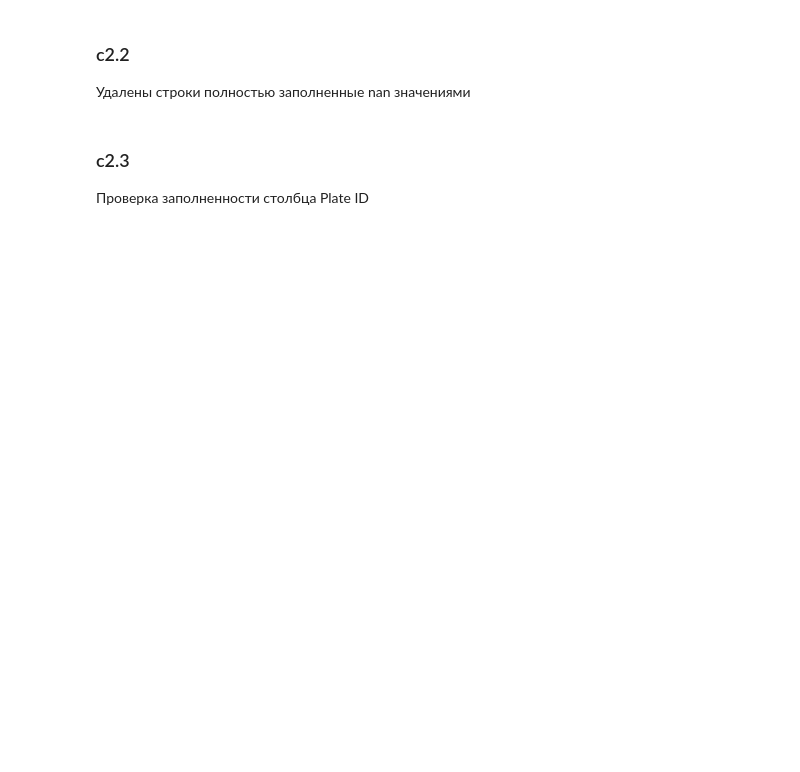
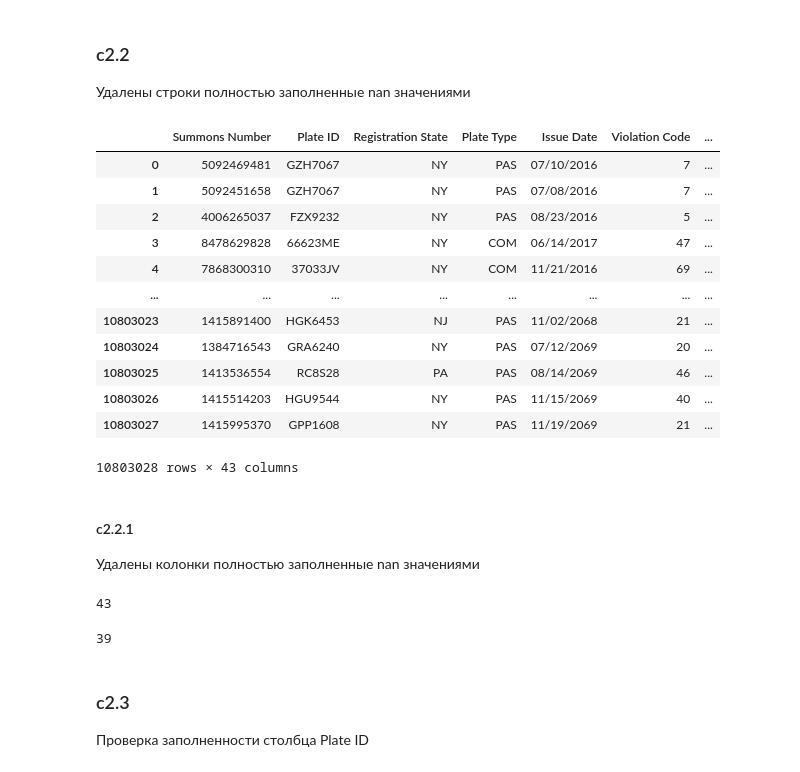
Before and after one commit to eropova/hw_qa, a Jupyter notebook: dq/task1-2.ipynb, the cells around one changed output. Drawn from its saved outputs; the diff is of its cells as text; code cells hidden in the pictures; blank space fills up the shorter version.

```diff
--- a/dq/task1-2.ipynb
+++ b/dq/task1-2.ipynb
@@ -273,0 +280,23 @@ df_corr = df_corr.dropna(how='all')
+# %%
+df.dropna(how='all')
+# %% [output]
+|  | Summons Number | Plate ID | Registration State | Plate Type | Issue Date | Violation Code | ... |
+| 0 | 5092469481 | GZH7067 | NY | PAS | 07/10/2016 | 7 | ... |
+| 1 | 5092451658 | GZH7067 | NY | PAS | 07/08/2016 | 7 | ... |
+| 2 | 4006265037 | FZX9232 | NY | PAS | 08/23/2016 | 5 | ... |
+| 3 | 8478629828 | 66623ME | NY | COM | 06/14/2017 | 47 | ... |
+| 4 | 7868300310 | 37033JV | NY | COM | 11/21/2016 | 69 | ... |
+| ... | ... | ... | ... | ... | ... | ... | ... |
+| 10803023 | 1415891400 | HGK6453 | NJ | PAS | 11/02/2068 | 21 | ... |
+| 10803024 | 1384716543 | GRA6240 | NY | PAS | 07/12/2069 | 20 | ... |
+| 10803025 | 1413536554 | RC8S28 | PA | PAS | 08/14/2069 | 46 | ... |
+| 10803026 | 1415514203 | HGU9544 | NY | PAS | 11/15/2069 | 40 | ... |
+| 10803027 | 1415995370 | GPP1608 | NY | PAS | 11/19/2069 | 21 | ... |
+10803028 rows × 43 columns
+# %% [markdown]
+#### c2.2.1
+Удалены колонки полностью заполненные nan значениями
+# %%
+len(df_corr.columns)
+# %% [output]
+43
@@ -274,3 +305,7 @@ df_corr = df_corr.dropna(how='all')
+# %%
+len(df_corr.columns)
+# %% [output]
+39
 # %% [markdown]
 ### c2.3
 Проверка заполненности столбца Plate ID
```
Also changed, not shown: parts of 20 cells of this notebook.
